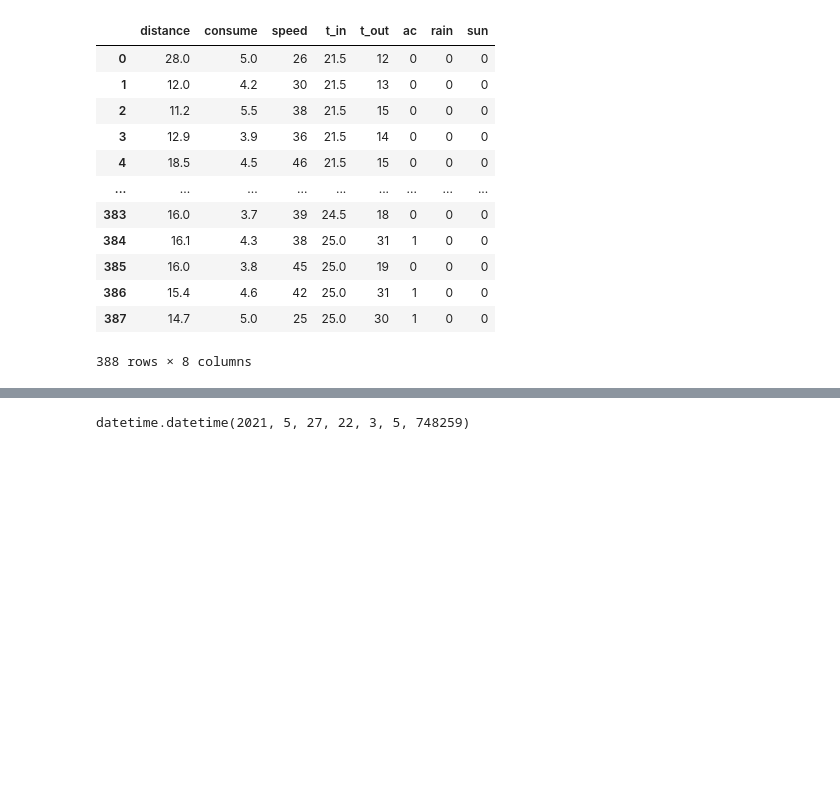
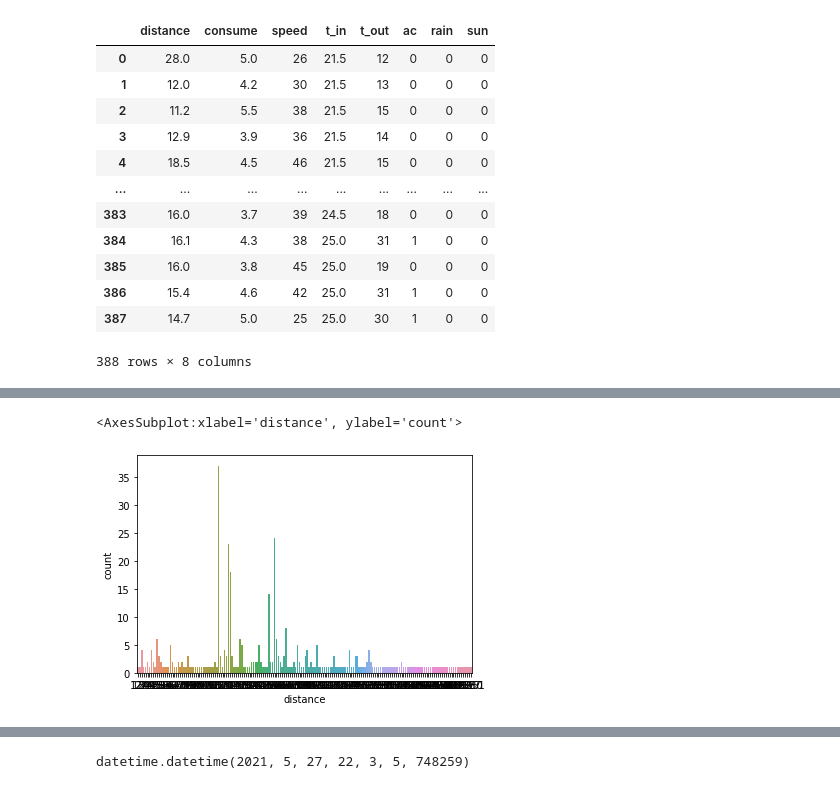
Before and after one commit to CristinaCallejo/reto_data, a Jupyter notebook: vis.ipynb, the cells around one changed output, grey strips where cells are left out. Drawn from its saved outputs; the diff is of its cells as text; code cells hidden in the pictures; blank space fills up the shorter version.

```diff
--- a/vis.ipynb
+++ b/vis.ipynb
@@ -60,0 +74,5 @@ df_numerics_only
+# %%
+sns.countplot(x=df_numerics_only.distance)
+# %% [output]
+<AxesSubplot:xlabel='distance', ylabel='count'>
+[figure, added]
```
Also changed, not shown: parts of 11 cells of this notebook, 1 other file.
